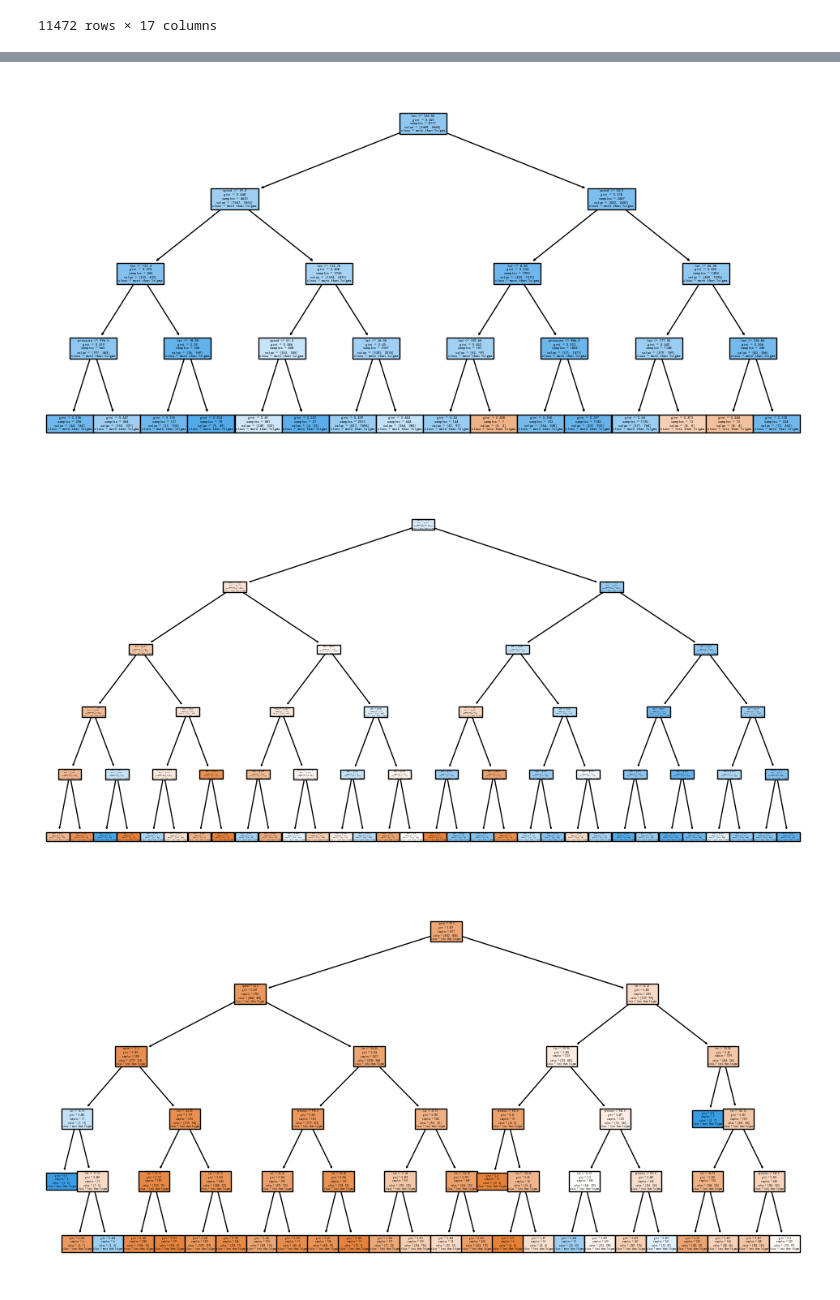
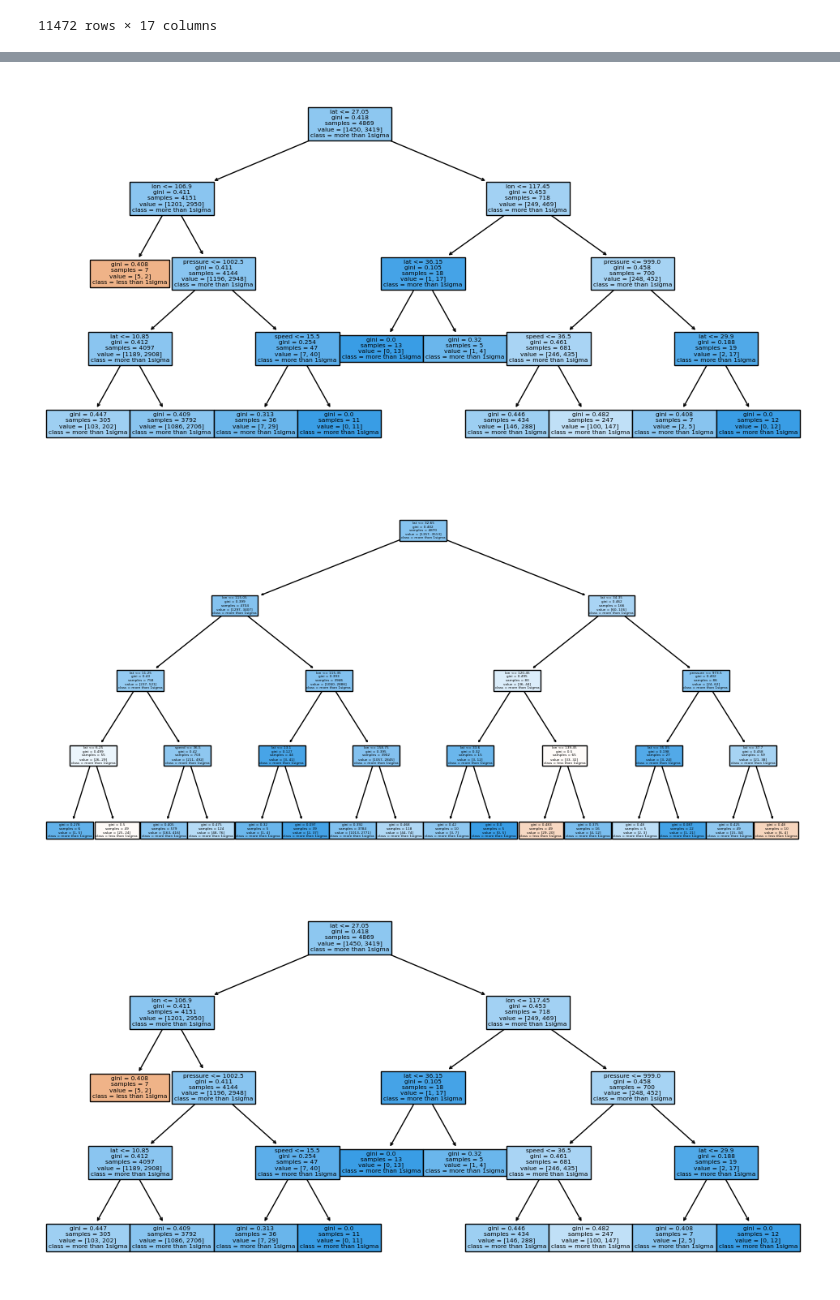
Before and after one commit to leosssssss/dachuang, a Jupyter notebook: typhoonForecastTree.ipynb, the cells around one changed output, grey strips where cells are left out. Cells and saved outputs as stored; diff of their text form; code cells hidden in the pictures.

```diff
--- a/typhoonForecastTree.ipynb
+++ b/typhoonForecastTree.ipynb
@@ -157,5 +99,0 @@ Name: error, dtype: object
-# %%
-estimator1 = DecisionTreeClassifier(max_depth=4, min_samples_leaf=5, min_samples_split=4)
-estimator1.fit(originTrain1, routeTrain)
-predict1 = estimator1.predict(originTest1)
-estimator1.score(originTest1, routeTest)
@@ -171,5 +99,0 @@ estimator2.score(originTest2, pressureTest)
-# %%
-estimator3 = DecisionTreeClassifier(max_depth=5, min_samples_leaf=4)
-estimator3.fit(originTrain3, speedTrain)
-predict3 = estimator3.predict(originTest3)
-estimator3.score(originTest3, pressureTest)
@@ -177,0 +100,14 @@ estimator3.score(originTest3, pressureTest)
+# %%
+def creatEst(x, y):
+    kf = KFold(n_splits=5)
+    estList = []
+    for train, test in kf.split(originTrain1):
+        xTrain, xTest, yTrain, yTest = train_test_split(originTrain1.iloc[train], realLat['error'].iloc[train], random_state=17)
+        estimator = DecisionTreeClassifier(max_depth=4, min_samples_leaf=5, min_samples_split=4)
+        estimator.fit(xTrain, yTrain)
+        estList.append(estimator)
+    return estList
+# %%
+routeList = creatEst(originTrain1, routeTrain)
+pressureList = creatEst(originTrain2, pressureTrain)
+speedList = creatEst(originTrain3, speedTrain)
@@ -178,33 +138,33 @@ estimator3.score(originTest3, pressureTest)
 # %%
 fig = plt.figure(figsize=(12,6))
 _ = tree.plot_tree(
-    estimator1,
+    routeList[1],
     feature_names=['lon', 'lat','speed', 'pressure'],
     class_names=['less than 1sigma', 'more than 1sigma'],
     filled=True
 )
 fig.savefig(".\分类结果（lat）.png", dpi=800)
 # %% [output]
-[figure, old version]
+[figure, new version]
 # %%
 fig = plt.figure(figsize=(12,6))
 _ = tree.plot_tree(
-    estimator2,
+    pressureList[4],
     feature_names=['lon', 'lat','speed', 'pressure'],
     class_names=['less than 1sigma', 'more than 1sigma'],
     filled=True
 )
 fig.savefig(".\分类结果（气压）.png", dpi=800)
 # %% [output]
-[figure, old version]
+[figure, new version]
 # %%
 fig = plt.figure(figsize=(12,6))
 _ = tree.plot_tree(
-    estimator3,
+    speedList[1],
     feature_names=['lon', 'lat','speed', 'pressure'],
     class_names=['less than 1sigma', 'more than 1sigma'],
     filled=True
 )
 fig.savefig(".\分类结果（速度）.png", dpi=800)
 # %% [output]
-[figure, old version]
+[figure, new version]
```
Also changed, not shown: parts of 25 cells of this notebook.
